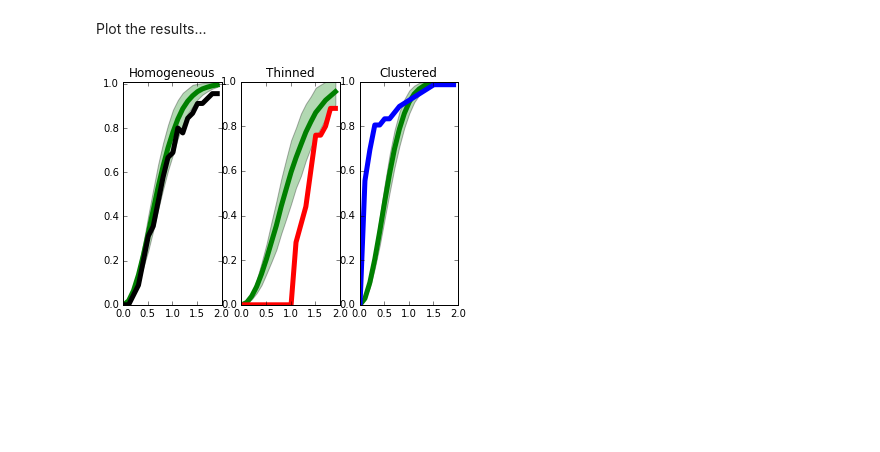
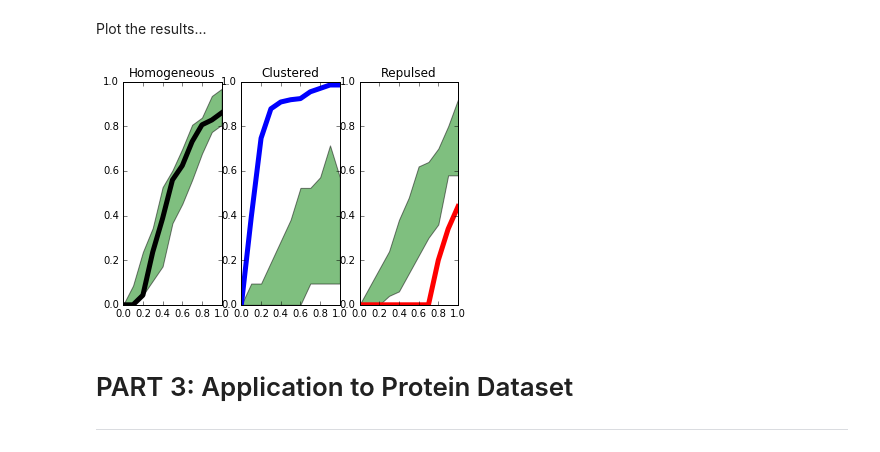
Before and after one commit to enalisnick/blog_sandbox, a Jupyter notebook: BigDIPA_Spatial_lab_with_solutions.ipynb, the cells around one changed output. Saved outputs shown, nothing was run; the diff lists cells and outputs as text; code cells hidden in the pictures; blank space fills up the shorter version.

```diff
--- a/BigDIPA_Spatial_lab_with_solutions.ipynb
+++ b/BigDIPA_Spatial_lab_with_solutions.ipynb
@@ -346,0 +308,3 @@ g_poisson_clustered_std = np.std(np.array(g_poisson_clustered), axis=0)
+# %%
+### M=39 so that alpha = 0.05
+n_replications = 39
@@ -347,31 +315,51 @@ g_poisson_clustered_std = np.std(np.array(g_poisson_clustered), axis=0)
+# %%
+g_maxs = []
+g_mins = []
+
+for data in [homog_pp, thinned_process, repulsed_process]:
+
+    n = data.shape[0]
+
+    temp_list = []
+    # Calculate G stat under repeated sampling from PP with emp intensity
+    for i in range(n_replications):
+        temp_list.append([calculate_emp_G_statistic(np.random.uniform(low=0, high=nX, size=(n,2)), radius=r) for r in radii])
+
+    # Compute mean and std of replications
+    temp_list = np.array( temp_list )
+    g_maxs.append( np.max(temp_list, axis=0) )
+    g_mins.append( np.min(temp_list, axis=0) )
 # %% [markdown]
 Plot the results...
 # %%
 ### Make Plots
 ax1 = plt.subplot(1, 3, 1)
-ax1.fill_between(radi, g_poisson_homog_mean-2*g_poisson_homog_std, g_poisson_homog_mean+2*g_poisson_homog_std, facecolor='green', interpolate=True, alpha=.3)
-ax1.plot(radi, g_poisson_homog_mean,'g-', linewidth=5.)
-ax1.plot(radi, g_stats_homog,'k-', linewidth=5.)
-plt.xlim([0,2.])
-plt.ylim([0,1.01])
+ax1.fill_between(radii, g_mins[0], g_maxs[0], facecolor='green', interpolate=True, alpha=.5)
+#ax1.plot(radii, g_poisson_means[0],'g-', linewidth=5.)
+ax1.plot(radii, g_data[0],'k-', linewidth=5.)
+plt.xlim([0,1.])
+plt.ylim([0,1.])
 plt.title("Homogeneous")
 
 ax2 = plt.subplot(1, 3, 2)
-ax2.fill_between(radi, g_poisson_thinned_mean-2*g_poisson_thinned_std, g_poisson_thinned_mean+2*g_poisson_thinned_std, facecolor='green', interpolate=True, alpha=.3)
-ax2.plot(radi, g_poisson_thinned_mean,'g-', linewidth=5.)
-ax2.plot(radi, g_stats_thinned,'r-', linewidth=5.)
-plt.xlim([0,2.])
-plt.ylim([0,1.])
-plt.title("Thinned")
-
-ax3 = plt.subplot(1, 3, 3)
-ax3.fill_between(radi, g_poisson_clustered_mean-2*g_poisson_clustered_std, g_poisson_clustered_mean+2*g_poisson_clustered_std, facecolor='green', interpolate=True, alpha=.3)
-ax3.plot(radi, g_poisson_clustered_mean,'g-', linewidth=5.)
-ax3.plot(radi, g_stats_clustered,'b-', linewidth=5.)
-plt.xlim([0,2.])
+ax2.fill_between(radii, g_mins[1], g_maxs[1], facecolor='green', interpolate=True, alpha=.5)
+#ax2.plot(radii, g_poisson_means[1],'g-', linewidth=5.)
+ax2.plot(radii, g_data[1],'b-', linewidth=5.)
+plt.xlim([0,1.])
 plt.ylim([0,1.])
 plt.title("Clustered")
 
+ax3 = plt.subplot(1, 3, 3)
+ax3.fill_between(radii, g_mins[2], g_maxs[2], facecolor='green', interpolate=True, alpha=.5)
+#ax2.plot(radii, g_poisson_means[2],'g-', linewidth=5.)
+ax3.plot(radii, g_data[2],'r-', linewidth=5.)
+plt.xlim([0,1.])
+plt.ylim([0,1.])
+plt.title("Repulsed")
+
 plt.show()
 # %% [output]
-[figure, old version]
+[figure, new version]
+# %% [markdown]
+# PART 3:  Application to Protein Dataset
+--------------------
```
Also changed, not shown: parts of 29 cells of this notebook.
